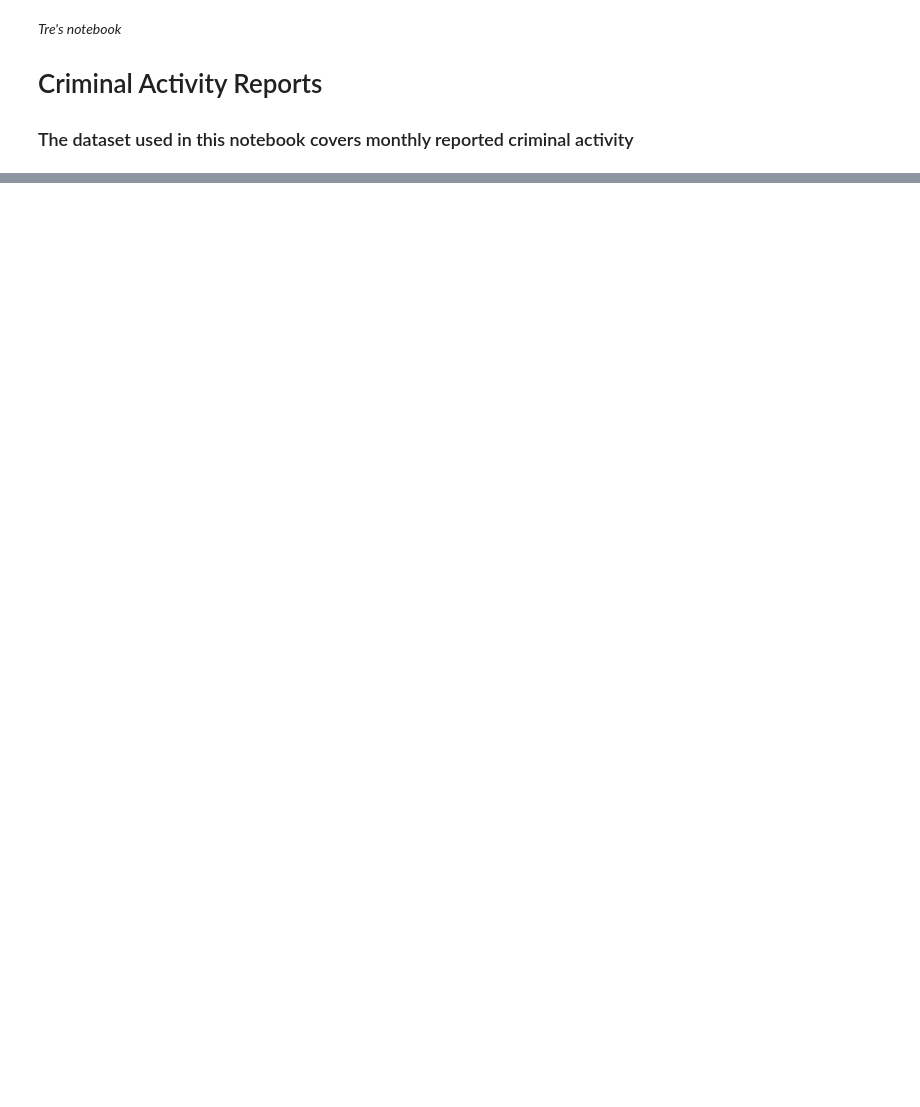
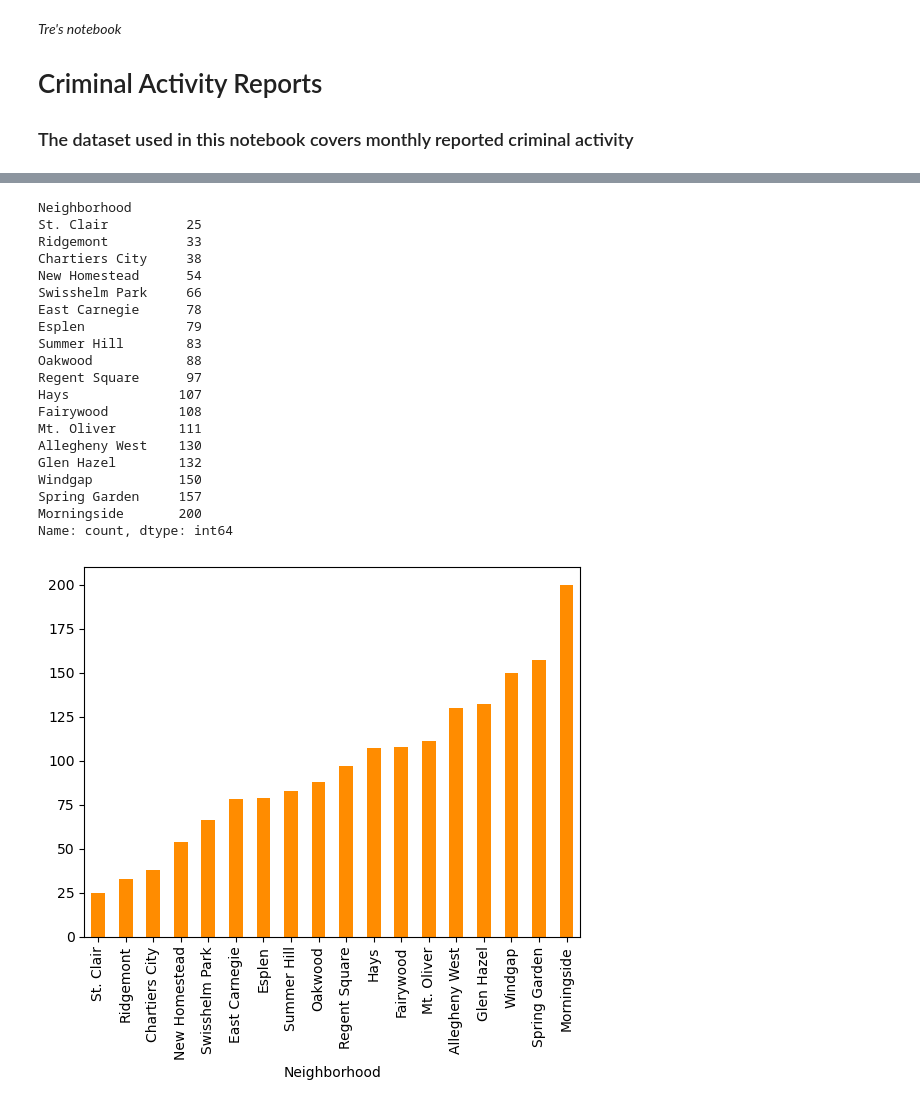
Before and after one commit to tredondizzy/Final-Project, a Jupyter notebook: CrimeActivity.ipynb, the cells around one changed output, grey strips where cells are left out. Drawn from its saved outputs; the diff is of its cells as text; code cells hidden in the pictures; blank space fills up the shorter version.

```diff
--- a/CrimeActivity.ipynb
+++ b/CrimeActivity.ipynb
@@ -101,0 +51,45 @@ B_counts.tail(10).plot(kind="bar")
+# %%
+neighs = new_crim.index.tolist()
+neigh_crim = crim[crim['Neighborhood'].isin(neighs)]
+
+neigh_list = ['St. Clair', 'Ridgemont', 'Chartiers City', 'New Homestead', 'Swisshelm Park', 'East Carnegie', 'Esplen', 'Summer Hill', 'Oakwood', 'Regent Square', 'Hays', 'Fairywood', 'Mt. Oliver', 'Arlington - Arlington Heights (Combined)', 'Allegheny West', 'Glen Hazel', 'Windgap', 'Spring Garden']
+pop[pop['Neighborhood'].isin(neigh_list)]
+
+pop['Neighborhood'] = pop['Neighborhood'].str.replace('Arlington - Arlington Heights (Combined)', 'Arlington')
+crim['Neighborhood'] = crim['Neighborhood'].str.replace('Saint Clair', 'St. Clair')
+crim['Neighborhood'] = crim['Neighborhood'].str.replace('Mount Oliver', 'Mt. Oliver')
+crim['Neighborhood'] = crim['Neighborhood'].replace('Arlington Heights', 'Arlington')
+crim['Neighborhood'] = crim['Neighborhood'].replace('Chartiers', 'Chartiers City')
+# %%
+crime_counts = crim['Neighborhood'].value_counts()
+num_neigh = len(crime_counts)
+
+#20% total neighborhood
+bottom_20_n = int(num_neigh * 0.20)
+
+#get bottom 20% neighborhoods
+new_crim = crime_counts.sort_values().head(bottom_20_n)
+new_crim.plot(kind="bar", color="darkorange")
+new_crim
+# %% [output]
+Neighborhood
+St. Clair          25
+Ridgemont          33
+Chartiers City     38
+New Homestead      54
+Swisshelm Park     66
+East Carnegie      78
+Esplen             79
+Summer Hill        83
+Oakwood            88
+Regent Square      97
+Hays              107
+Fairywood         108
+Mt. Oliver        111
+Allegheny West    130
+Glen Hazel        132
+Windgap           150
+Spring Garden     157
+Morningside       200
+Name: count, dtype: int64
+[figure, added]
```
Also changed, not shown: parts of 22 cells of this notebook.
